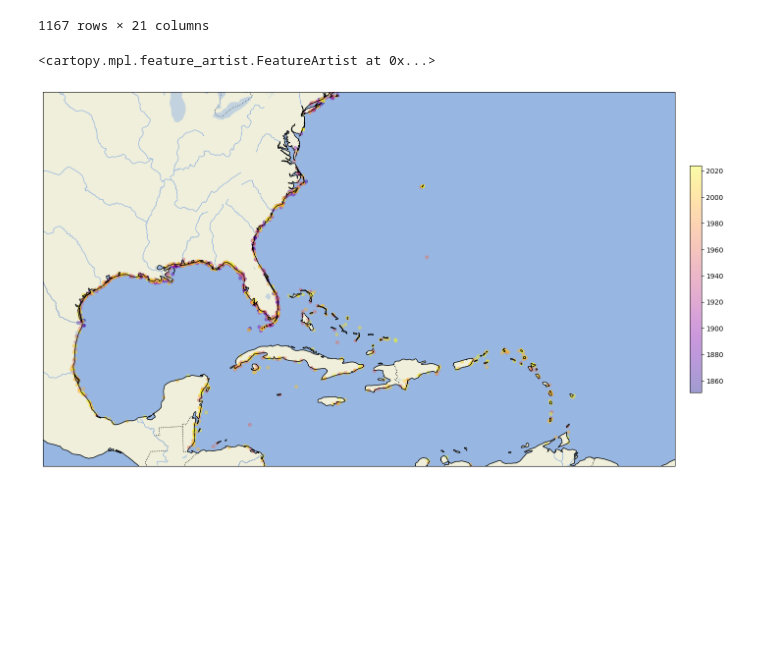
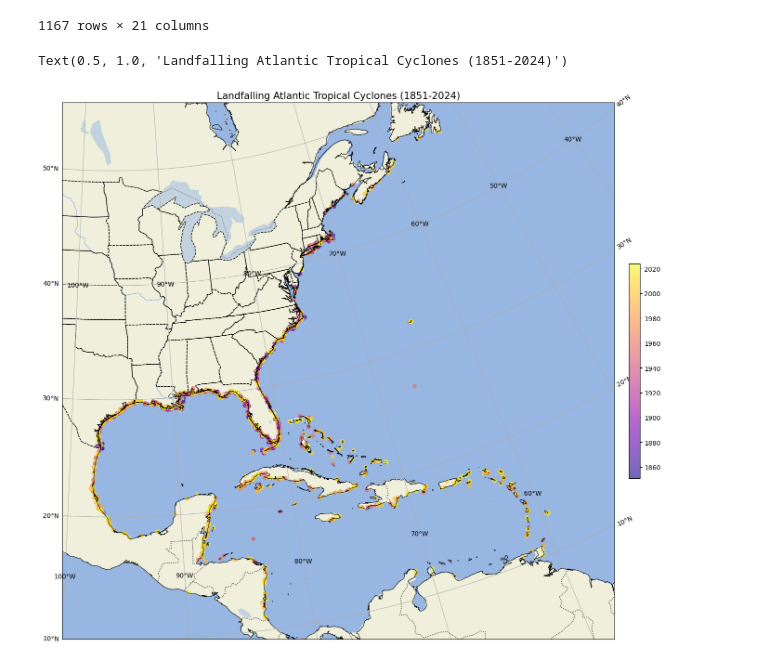
Before and after one commit to EP-Shark/Meteorology-Research-Dr.-Misra-, a Jupyter notebook: Hurdat2_analysis.ipynb, the cells around one changed output. Saved outputs shown, nothing was run; the diff lists cells and outputs as text; code cells hidden in the pictures; blank space fills up the shorter version.

Commit message:
Added more detail to the map and added a title

```diff
--- a/Hurdat2_analysis.ipynb
+++ b/Hurdat2_analysis.ipynb
@@ -103,25 +103,29 @@ Landfall_only.to_excel("Landfalling_Storms_1851_2024.xlsx", engine = 'openpyxl')
 # %%
 ### Plotting the Landfalling Storms ###
 fig, ax = plt.subplots(figsize= (20,15), subplot_kw = {'projection':ccrs.LambertConformal()})
 ## Defining Lat and Lon ##
 Lat = Landfall_only['Lat'].str.strip('N').astype(float)
 Lon = Landfall_only['lon'].str.strip('W').astype(float) * -1
 ## Converting Years to numeric values for color mapping ##
 Landfall_only['year'] = pd.to_numeric(Landfall_only['year'].values)
 Landfall_only['category'] = pd.to_numeric(Landfall_only['category'].values, errors = 'coerce')
 ## Making the Map##
-ax.set_extent([-100, -50, 15, 35], crs=ccrs.PlateCarree())
+ax.set_extent([-100, -55, 10, 50], crs=ccrs.PlateCarree())
 map_data = ax.scatter(Lon, Lat,  c = Landfall_only['year'],
-                      cmap = 'plasma', s= 20, alpha = 0.4,
+                      cmap = 'plasma', s= 30, alpha = 0.6,
                       transform=ccrs.PlateCarree())
 cbar = plt.colorbar(map_data, ax=ax, shrink = 0.4, orientation = 'vertical', pad = 0.02)
 ## Adding features ##
 ax.add_feature(cfeature.LAND)
 ax.add_feature(cfeature.OCEAN)
-ax.add_feature(cfeature.COASTLINE)
+ax.coastlines(resolution = '10m', linewidth = 0.75) # Added very high res coastlines to see small islands
 ax.add_feature(cfeature.BORDERS, linestyle=':')
 ax.add_feature(cfeature.LAKES, alpha=0.5)
 ax.add_feature(cfeature.RIVERS)
+ax.gridlines(draw_labels = True)
+ax.add_feature(cfeature.STATES, linestyle = '--')
+## Adding Title ##
+plt.title('Landfalling Atlantic Tropical Cyclones (1851-2024)', fontsize = 15)
 # %% [output]
-<cartopy.mpl.feature_artist.FeatureArtist at 0x...>
+Text(0.5, 1.0, 'Landfalling Atlantic Tropical Cyclones (1851-2024)')
-[figure, old version]
+[figure, new version]
```
